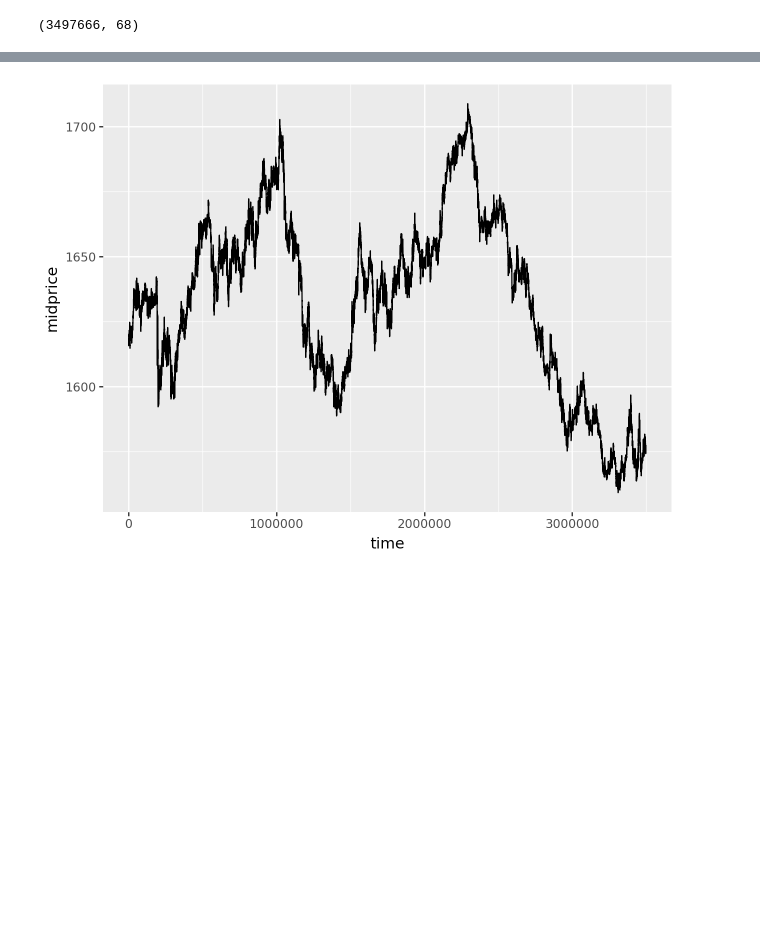
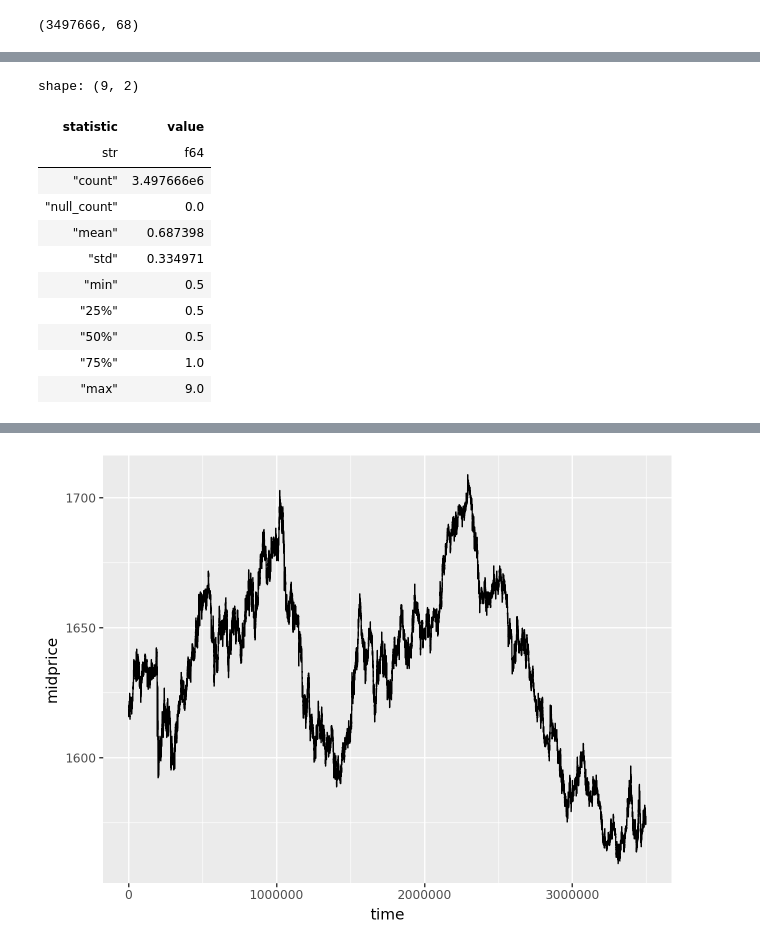
Before and after one commit to pietrolesci/time-series-prediction, a Jupyter notebook: notebooks/01_eda.ipynb, the cells around one changed output, grey strips where cells are left out. Cells and saved outputs as stored; diff of their text form; code cells hidden in the pictures; blank space fills up the shorter version.

```diff
--- a/notebooks/01_eda.ipynb
+++ b/notebooks/01_eda.ipynb
@@ -73,0 +58,15 @@ shape: (3_497_666, 68)
+# %%
+df.with_columns((cs.contains("Rate0") - pl.col("midprice")) / 0.5).select(cs.contains("Rate0"))["askRate0"].describe()
+# %% [output]
+shape: (9, 2)
+| statistic | value |
+| str | f64 |
+| "count" | 3.497666e6 |
+| "null_count" | 0.0 |
+| "mean" | 0.687398 |
+| "std" | 0.334971 |
+| "min" | 0.5 |
+| "25%" | 0.5 |
+| "50%" | 0.5 |
+| "75%" | 1.0 |
+| "max" | 9.0 |
```
Also changed, not shown: parts of 8 cells of this notebook.
